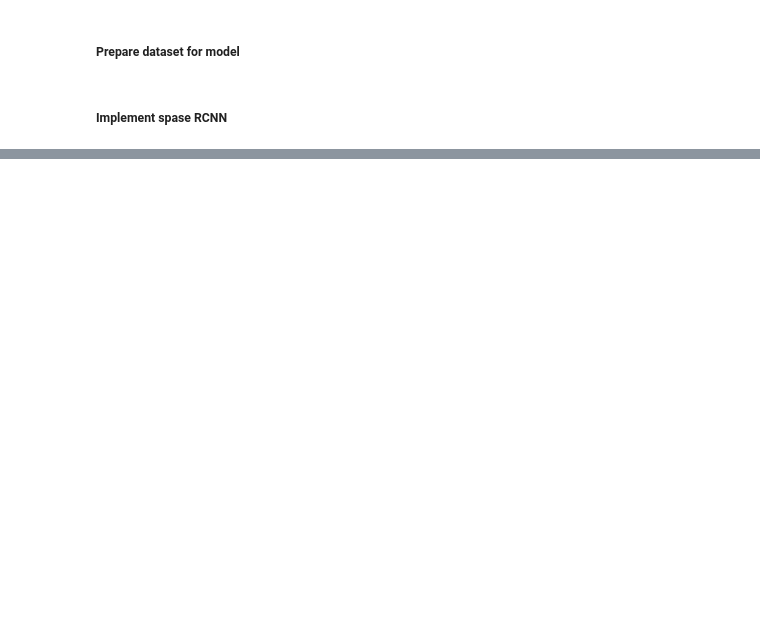
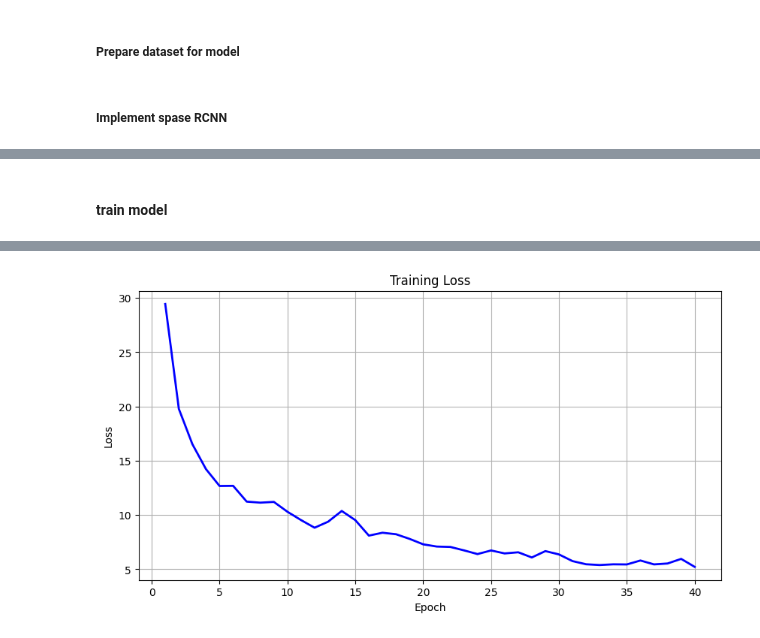
Before and after one commit to AmirhosseinRHT/Deep-Neural-Networks-Projects, a Jupyter notebook: HW3/main.ipynb, the cells around one changed output, grey strips where cells are left out. Saved outputs shown, nothing was run; the diff lists cells and outputs as text; code cells hidden in the pictures; blank space fills up the shorter version.

```diff
--- a/HW3/main.ipynb
+++ b/HW3/main.ipynb
@@ -8,8 +8,15 @@ from random import randint, choice
 
 IMG_SIZE = 128
 NUM_IMAGES = 1000
+NUM_CLASSES = 3
+NUM_PROPOSALS = 20
+NUM_ITERATIONS = 3
+HIDDEN_DIM = 256
 SHAPES = ['circle', 'square', 'triangle']
 SHAPE_LABELS = {'circle': 1, 'square': 2, 'triangle': 3}
+CLASS_NAMES = {1: 'circle', 2: 'square', 3: 'triangle'}
+COLORS = {1: 'red', 2: 'green', 3: 'blue'}
+
 
 def draw_circle(img, x, y, size):
     cx, cy = x + size//2, y + size//2
@@ -156,6 +163,8 @@ for i in range(NUM_TRAIN_DATA , NUM_IMAGES):
 # %%
 import torch
 from torch.utils.data import DataLoader, Dataset
+
+device = torch.device('cpu' if torch.mps.is_available() else 'cpu')
 
 class ImgDataset(Dataset):
     def __init__(self, features_list: list[dict], labels_list: list[dict]):
@@ -249,0 +453,49 @@ TypeError: Adam.__init__() missing 1 required positional argument: 'params'
+# %% [markdown]
+#### train model
+# %%
+model = Sparse_RCNN(
+    in_channel=1,
+    out_channel=128,
+    num_proposals=NUM_PROPOSALS,
+    num_features=HIDDEN_DIM,
+    num_classes=NUM_CLASSES,
+    img_size=IMG_SIZE,
+    num_iterations=NUM_ITERATIONS
+).to(device)
+
+optimizer = torch.optim.Adam(model.parameters(), lr=5e-5)
+matcher = HungarianMatcher(class_cost=1, bbox_cost=5)
+criterion = SetCriterion(num_classes=NUM_CLASSES, matcher=matcher,
+                         class_weight=1.0, bbox_weight=5.0)
+
+num_epochs = 40
+train_losses = []
+
+for epoch in range(num_epochs):
+    model.train()
+    epoch_loss = 0.0
+
+    for images, targets in train_loader:
+        images = images.to(device)
+        class_logits, pred_boxes = model(images)
+        outputs = {'pred_logits': class_logits, 'pred_boxes': pred_boxes}
+        loss_dict = criterion(outputs, targets)
+        loss = loss_dict['loss_total']
+        optimizer.zero_grad()
+        loss.backward()
+        optimizer.step()
+        epoch_loss += loss.item()
+
+    avg_loss = epoch_loss / len(train_loader)
+    train_losses.append(avg_loss)
+    print(f'Epoch {epoch+1}/{num_epochs}, Loss: {avg_loss:.4f}')
+
+
+plt.figure(figsize=(10, 5))
+plt.plot(range(1, num_epochs+1), train_losses, 'b-', linewidth=2)
+plt.xlabel('Epoch')
+plt.ylabel('Loss')
+plt.title('Training Loss')
+plt.grid(True)
+plt.show()
+# %% [output]
@@ -249,0 +519 @@ TypeError: Adam.__init__() missing 1 required positional argument: 'params'
+[figure, added]
```
Also changed, not shown: parts of 12 cells of this notebook.
